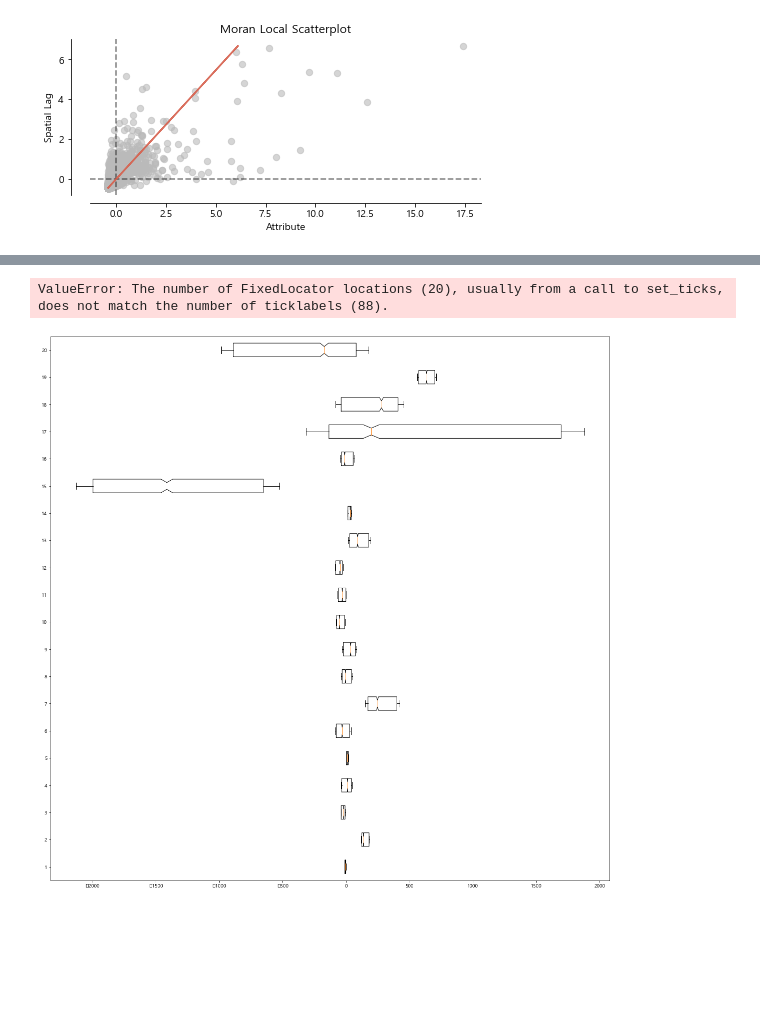
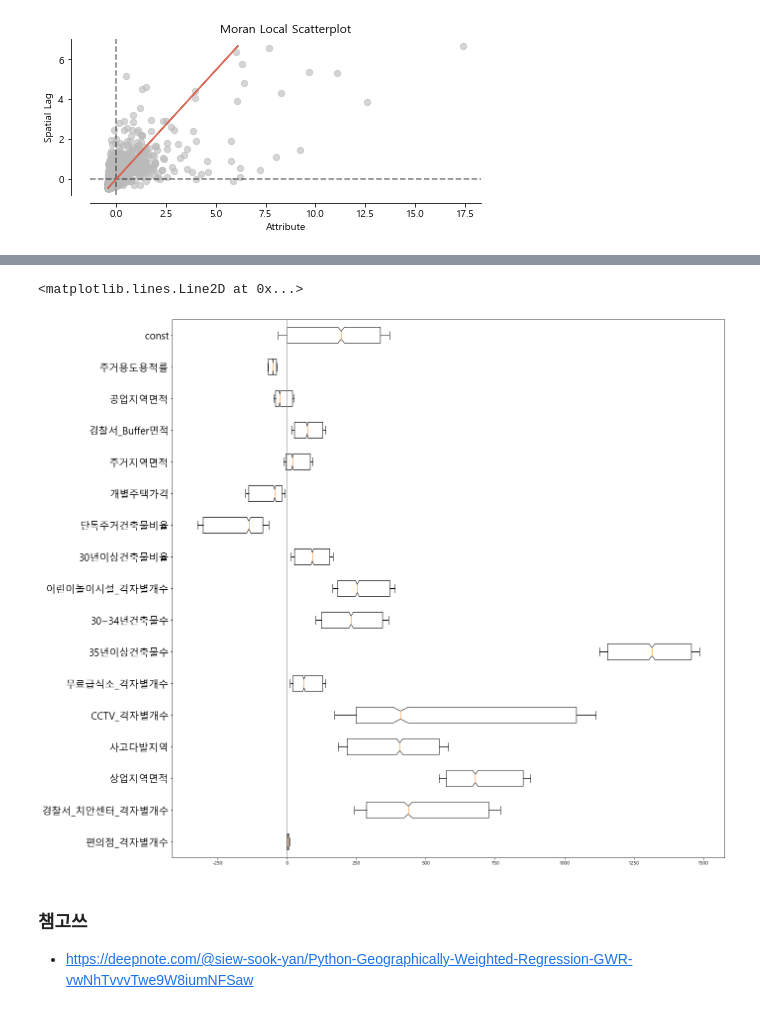
Before and after one commit to yxbxn/COMPAS2021-Suwon, a Jupyter notebook: 지리가중회귀-수원시.ipynb, the cells around one changed output, grey strips where cells are left out. Drawn from its saved outputs; the diff is of its cells as text; code cells hidden in the pictures; blank space fills up the shorter version.

```diff
--- a/지리가중회귀-수원시.ipynb
+++ b/지리가중회귀-수원시.ipynb
@@ -762,23 +735,0 @@ plt.gca().set_yticklabels(['gwr_ctc'],
-# %%
-#차대차 사고의 변수계수 분포
-
-plt.figure(figsize=(20, 20))
-
-plt.boxplot(
-    [gwr_result_ctc.params[:,0], gwr_result_ctc.params[:,1], gwr_result_ctc.params[:,2], gwr_result_ctc.params[:,3],
-     gwr_result_ctc.params[:,4], gwr_result_ctc.params[:,5], gwr_result_ctc.params[:,6], gwr_result_ctc.params[:,7],
-     gwr_result_ctc.params[:,8], gwr_result_ctc.params[:,9], gwr_result_ctc.params[:,10], gwr_result_ctc.params[:,11],
-     gwr_result_ctc.params[:,12], gwr_result_ctc.params[:,13], gwr_result_ctc.params[:,14], gwr_result_ctc.params[:,15],
-     gwr_result_ctc.params[:,16], gwr_result_ctc.params[:,17], gwr_result_ctc.params[:,18], gwr_result_ctc.params[:,19],],
-    vert=False,
-    notch=True,
-    sym="",
-    whis=0.1)
-
-plt.gca().set_yticklabels(list(scaled_X.columns),
-                          rotation=0, fontsize=20)
-
-plt.axvline(0, 0, 1, color='grey', linewidth='1')
-# %% [output]
-ValueError: The number of FixedLocator locations (20), usually from a call to set_ticks, does not match the number of ticklabels (88).
-[figure, removed]
@@ -788,0 +736,24 @@ gwr_result_ctc.params
+# %%
+gwr_params=np.load("gwr_params.npy")
+scaled_X=gpd.read_file('scaled_X.geojson', driver='GeoJSON')
+
+plt.figure(figsize=(20, 20))
+
+## 수동이긴 한데 변수가 16개라 하나씩 넣은거임.. 다시하면 수정 필요!
+## 17은 gid, 18은 geometry
+params=[]
+for i in range(len(gwr_params[0])):
+    params.append(gwr_params[:, i])
+
+plt.boxplot(params, vert=False, notch=True, sym="", whis=0.1)
+
+plt.gca().set_yticklabels(list(scaled_X.drop(['gid','geometry'], axis=1).columns),
+                          rotation=0, fontsize=20)
+
+plt.axvline(0, 0, 1, color='grey', linewidth='1')
+# %% [output]
+<matplotlib.lines.Line2D at 0x...>
+[figure, added]
+# %% [markdown]
+### 챔고쓰
+- https://deepnote.com/@siew-sook-yan/Python-Geographically-Weighted-Regression-GWR-vwNhTvvvTwe9W8iumNFSaw
```
Also changed, not shown: parts of 74 cells of this notebook, 1 other file.
